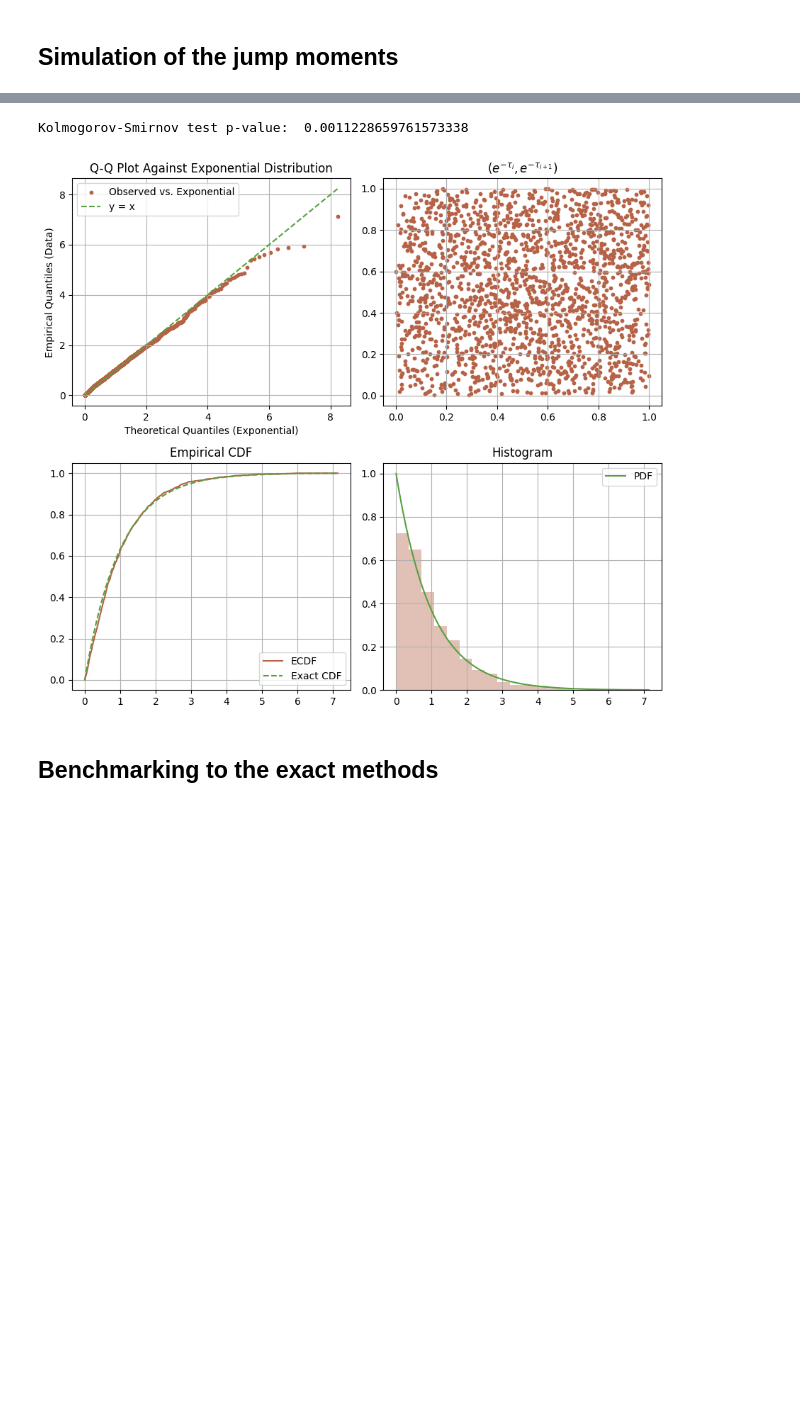
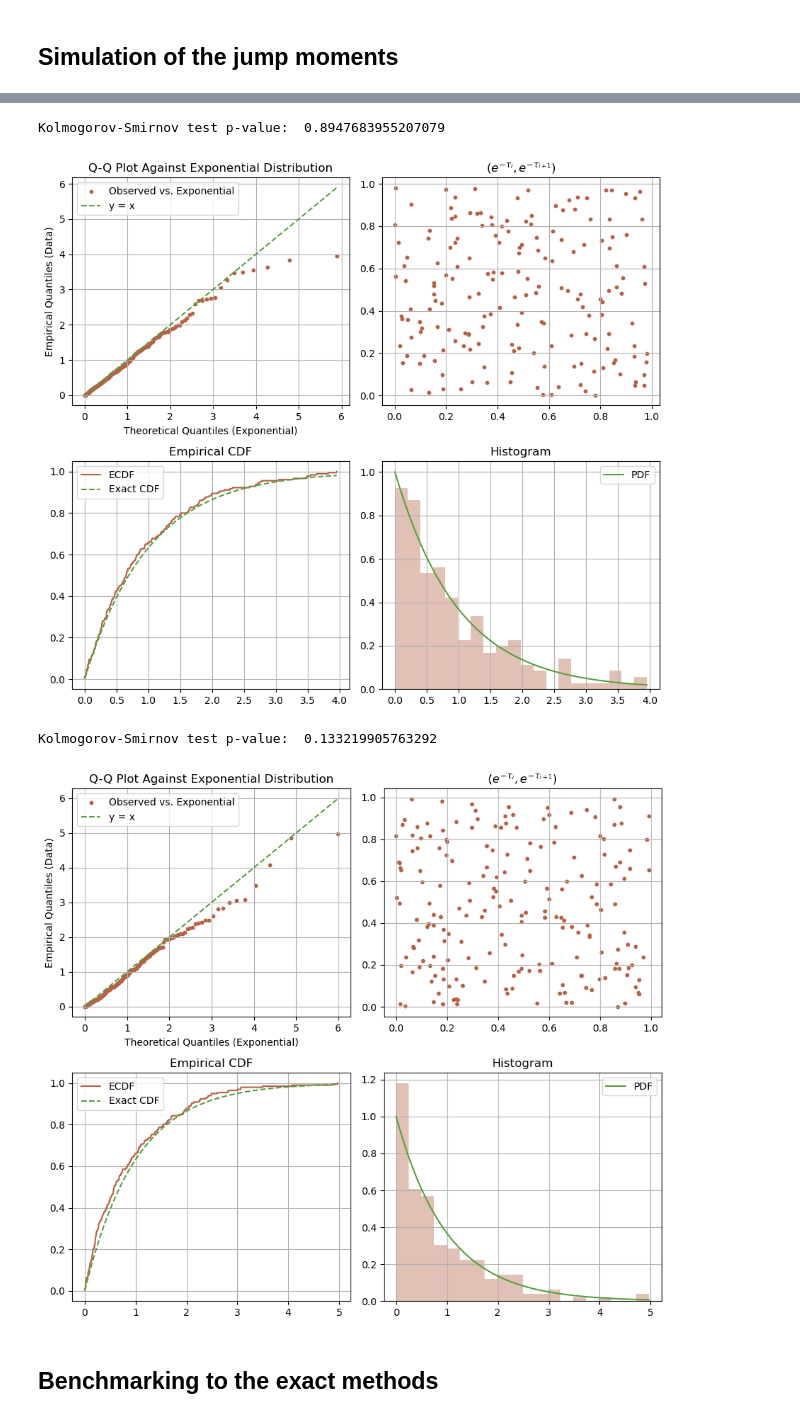
Before and after one commit to MrG1raffe/volterra_hawkes, a Jupyter notebook: notebooks/iVi_Hawkes_simulation.ipynb, the cells around one changed output, grey strips where cells are left out. Saved outputs shown, nothing was run; the diff lists cells and outputs as text; code cells hidden in the pictures; blank space fills up the shorter version.

```diff
--- a/notebooks/iVi_Hawkes_simulation.ipynb
+++ b/notebooks/iVi_Hawkes_simulation.ipynb
@@ -127,7 +128,7 @@ plt.rcParams['axes.prop_cycle']       = matplotlib.cycler(color=color_cycle)
 # %% [markdown]
 ### Hawkes process simulation
 # %%
-mu = 0.7
+mu = 3
 
 def g0_const(t, mu=mu):
     return mu * np.ones_like(t)
@@ -135,12 +136,12 @@ def g0_const(t, mu=mu):
 def g0_bar_const(t, mu=mu):
     return mu * t
 # %%
-H = -0.1
-lam = 5
-c = 0.95
-alpha = 2.5
+H = 0.3
+lam = 1
+c = 2
+alpha = 2
 
-T = 2
+T = 1
 n_steps = 1000
 n_paths = 10
 
@@ -148,11 +149,14 @@ t_grid = np.linspace(0, T, n_steps + 1)
 
 rng = np.random.default_rng(seed=42)
 
-# K = FractionalKernel(H=H, c=c)
-# K = ExponentialKernel(c=c, lam=lam)
-K = GammaKernel(lam=lam, alpha=alpha, c=lam**alpha)
+#K = ConstantKernel(c=3)
+K = FractionalKernel(H=H, c=c)
+#K = ExponentialKernel(c=c, lam=lam)
+#K = GammaKernel(lam=lam, alpha=alpha, c=lam**alpha)
 ivi_hawkes = IVIHawkesProcess(kernel=K, g0_bar=g0_bar_const, rng=rng, g0=g0_const)
 N, U, lam = ivi_hawkes.simulate_on_grid(t_grid=t_grid, n_paths=n_paths)
+
+print(K.integrated_kernel(T), K.double_integrated_kernel(T) / T)
 
 fig, ax = plt.subplots(1, 3, figsize=(13, 3))
 n_show = n_paths
@@ -172,4 +176,6 @@ ax[2].set_title('Instantaneous intensity $\lambda$')
 ax[2].grid("on")
 
 plt.show()
+
+plt.plot(t_grid, K(t_grid))
 # %% [output]
@@ -247,29 +288,30 @@ plt.show()
 # %% [markdown]
 ## Simulation of the jump moments
 # %%
-H = -0.1
-lam = 2
-c = 0.95
+H = 0.3
+lam = 1.1
+c = 1
 alpha = 2.5
 
-T = 10
-n_steps = 10000
+T = 5
+n_steps = 100
 n_paths = 1
 
 t_grid = np.linspace(0, T, n_steps + 1)
 
-rng = np.random.default_rng(seed=42)
+rng = np.random.default_rng(seed = 42)
 
 
-K = FractionalKernel(H=H, c=c)
-# K = ExponentialKernel(lam=lam, c=c)
+# K = FractionalKernel(H=H, c=c)
+K = ExponentialKernel(lam=lam, c=c)
 # K = GammaKernel(lam=lam, alpha=alpha, c=lam**alpha * 0.95)
 
-ivi_hawkes = IVIHawkesProcess(kernel=K, g0_bar=g0_bar_const, rng=rng, g0=g0_const)
+ivi_hawkes_trapeze_res = IVIHawkesProcess(kernel=K, g0_bar=g0_bar_res, rng=rng, g0=g0_const, trapeze=True, resolvent=True)
+ivi_hawkes = IVIHawkesProcess(kernel=K, g0_bar=g0_bar_const, rng=rng, g0=g0_const, trapeze=False, resolvent=False)
 # %%
 %%time
-ivi_hawkes.rng = np.random.default_rng(seed=42)
 t_grid = np.linspace(0, T, n_steps + 1)
 N_jumps = ivi_hawkes.simulate_arrivals(t_grid=t_grid, n_paths=n_paths)
+N_jumps_trapeze_res = ivi_hawkes_trapeze_res.simulate_arrivals(t_grid=t_grid, n_paths=n_paths)
 N_jumps[0].shape
 # %% [output]
@@ -332,9 +389,12 @@ def poisson_jumps_test(jumps):
     plt.show()
 # %%
 poisson_jumps_test(ivi_hawkes.U_from_jumps(N_jumps[idx], N_jumps[idx]))
+poisson_jumps_test(ivi_hawkes.U_from_jumps(N_jumps_trapeze_res[idx], N_jumps_trapeze_res[idx]))
 # %% [output]
-Kolmogorov-Smirnov test p-value:  0.0011228659761573338
+Kolmogorov-Smirnov test p-value:  0.8947683955207079
-[figure, old version]
+[figure, new version]
+Kolmogorov-Smirnov test p-value:  0.133219905763292
+[figure, added]
 # %% [markdown]
 ## Benchmarking to the exact methods
 # %% [markdown]
```
Also changed, not shown: parts of 33 cells of this notebook, 9 other files.
